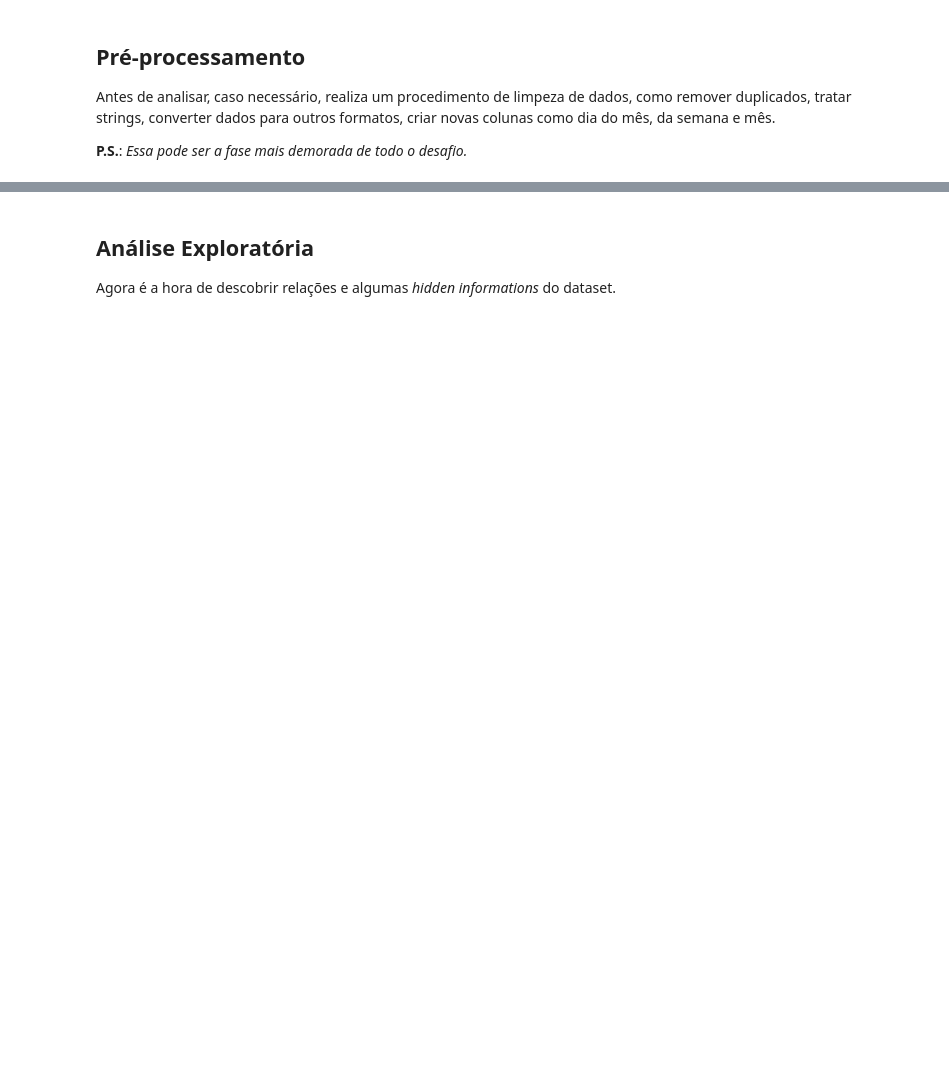
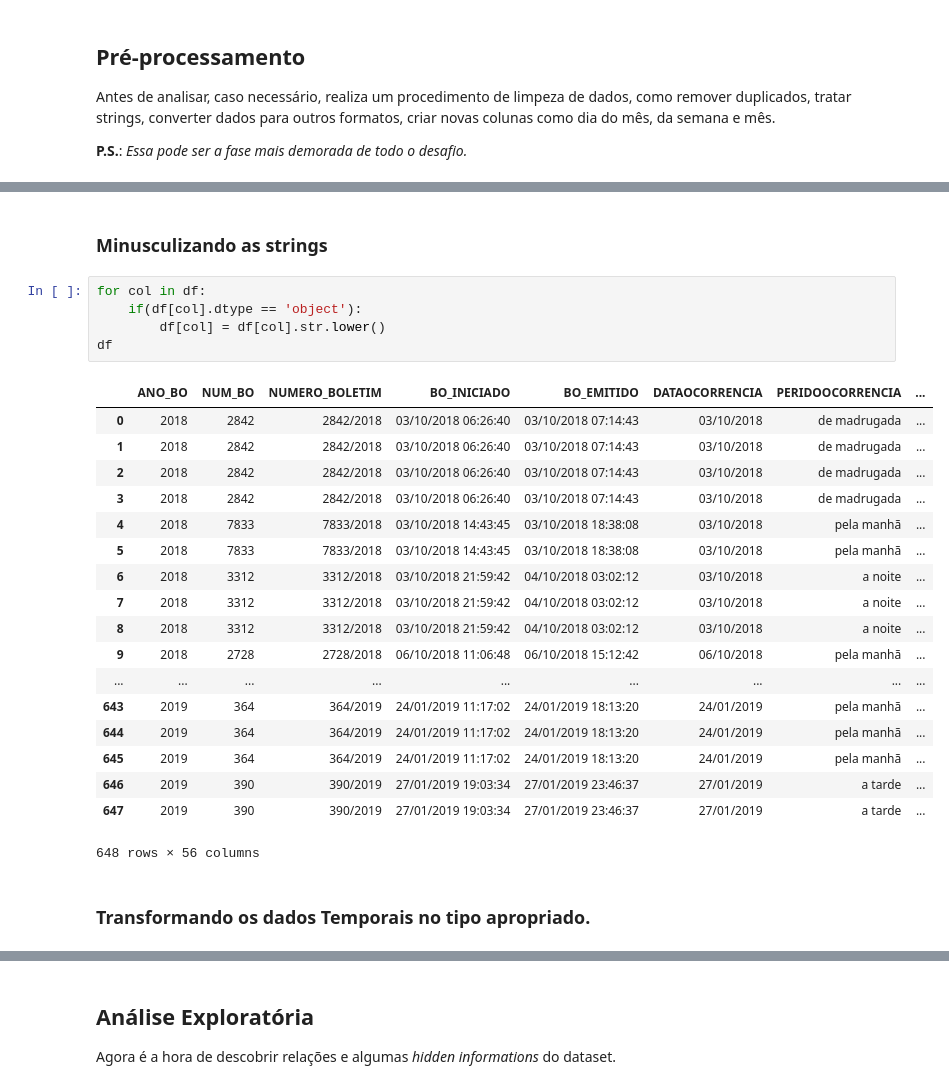
Before and after one commit to Lucas08Ben/Mineracao-de-Dados, a Jupyter notebook: Lista 1 - Análise de dados sobre feminicídio em SP/10 - Desafio.ipynb, the cells around one changed output, grey strips where cells are left out. Saved outputs shown, nothing was run; the diff lists cells and outputs as text; blank space fills up the shorter version.

```diff
--- a/Lista 1 - Análise de dados sobre feminicídio em SP/10 - Desafio.ipynb
+++ b/Lista 1 - Análise de dados sobre feminicídio em SP/10 - Desafio.ipynb
@@ -68,0 +120,28 @@ Antes de analisar, caso necessário, realiza um procedimento de limpeza de dados
+# %% [markdown]
+### Minusculizando as strings
+# %%
+for col in df:
+    if(df[col].dtype == 'object'):
+        df[col] = df[col].str.lower()
+df
+# %% [output]
+|  | ANO_BO | NUM_BO | NUMERO_BOLETIM | BO_INICIADO | BO_EMITIDO | DATAOCORRENCIA | PERIDOOCORRENCIA | ... |
+| 0 | 2018 | 2842 | 2842/2018 | 03/10/2018 06:26:40 | 03/10/2018 07:14:43 | 03/10/2018 | de madrugada | ... |
+| 1 | 2018 | 2842 | 2842/2018 | 03/10/2018 06:26:40 | 03/10/2018 07:14:43 | 03/10/2018 | de madrugada | ... |
+| 2 | 2018 | 2842 | 2842/2018 | 03/10/2018 06:26:40 | 03/10/2018 07:14:43 | 03/10/2018 | de madrugada | ... |
+| 3 | 2018 | 2842 | 2842/2018 | 03/10/2018 06:26:40 | 03/10/2018 07:14:43 | 03/10/2018 | de madrugada | ... |
+| 4 | 2018 | 7833 | 7833/2018 | 03/10/2018 14:43:45 | 03/10/2018 18:38:08 | 03/10/2018 | pela manhã | ... |
+| 5 | 2018 | 7833 | 7833/2018 | 03/10/2018 14:43:45 | 03/10/2018 18:38:08 | 03/10/2018 | pela manhã | ... |
+| 6 | 2018 | 3312 | 3312/2018 | 03/10/2018 21:59:42 | 04/10/2018 03:02:12 | 03/10/2018 | a noite | ... |
+| 7 | 2018 | 3312 | 3312/2018 | 03/10/2018 21:59:42 | 04/10/2018 03:02:12 | 03/10/2018 | a noite | ... |
+| 8 | 2018 | 3312 | 3312/2018 | 03/10/2018 21:59:42 | 04/10/2018 03:02:12 | 03/10/2018 | a noite | ... |
+| 9 | 2018 | 2728 | 2728/2018 | 06/10/2018 11:06:48 | 06/10/2018 15:12:42 | 06/10/2018 | pela manhã | ... |
+| ... | ... | ... | ... | ... | ... | ... | ... | ... |
+| 643 | 2019 | 364 | 364/2019 | 24/01/2019 11:17:02 | 24/01/2019 18:13:20 | 24/01/2019 | pela manhã | ... |
+| 644 | 2019 | 364 | 364/2019 | 24/01/2019 11:17:02 | 24/01/2019 18:13:20 | 24/01/2019 | pela manhã | ... |
+| 645 | 2019 | 364 | 364/2019 | 24/01/2019 11:17:02 | 24/01/2019 18:13:20 | 24/01/2019 | pela manhã | ... |
+| 646 | 2019 | 390 | 390/2019 | 27/01/2019 19:03:34 | 27/01/2019 23:46:37 | 27/01/2019 | a tarde | ... |
+| 647 | 2019 | 390 | 390/2019 | 27/01/2019 19:03:34 | 27/01/2019 23:46:37 | 27/01/2019 | a tarde | ... |
+648 rows × 56 columns
+# %% [markdown]
+### Transformando os dados Temporais no tipo apropriado.
```
Also changed, not shown: parts of 15 cells of this notebook, 2 other files.
